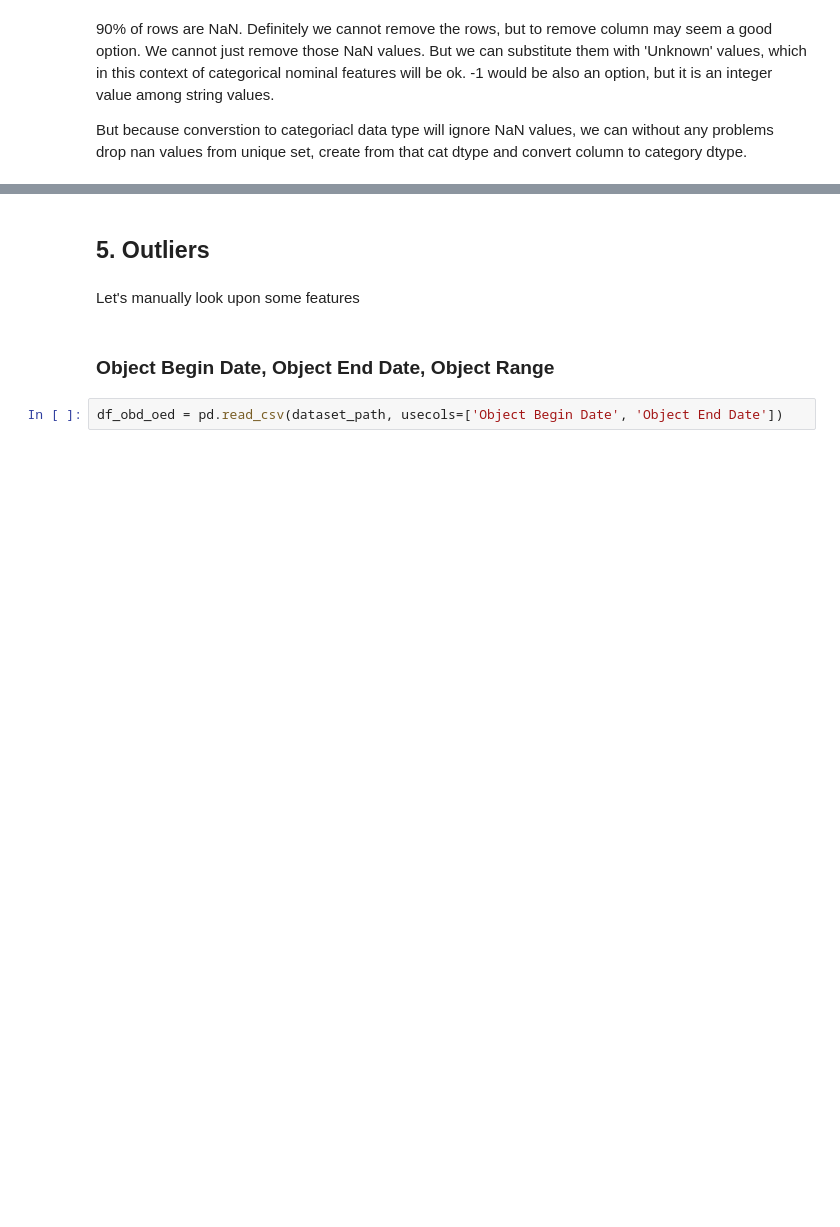
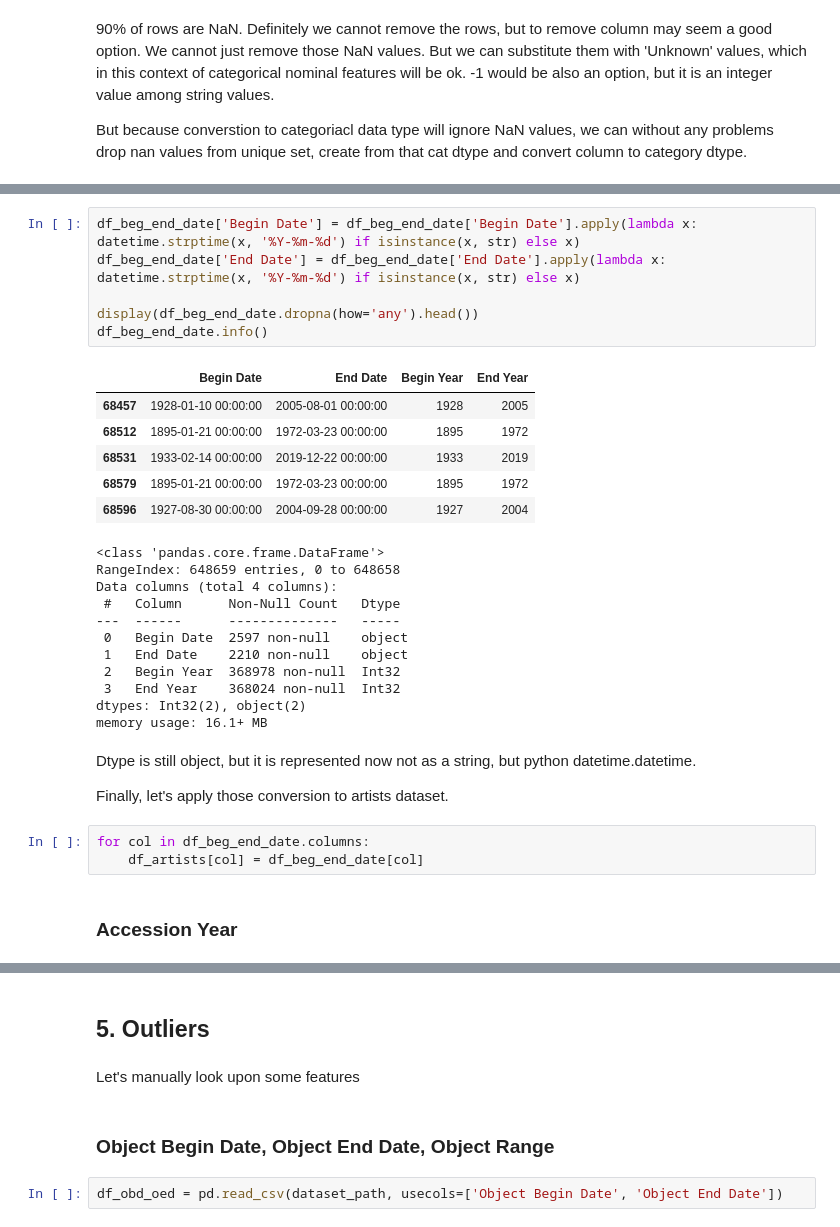
Before and after one commit to nickobard/Data-Preprocessing-Course, a Jupyter notebook: 01/01_homework.ipynb, the cells around one changed output, grey strips where cells are left out. Cells and saved outputs as stored; diff of their text form; blank space fills up the shorter version.

Commit message:
Finish conversion.

```diff
--- a/01/01_homework.ipynb
+++ b/01/01_homework.ipynb
@@ -1287,0 +1120,33 @@ del df_accession_year
+# %%
+df_beg_end_date['Begin Date'] = df_beg_end_date['Begin Date'].apply(lambda x: datetime.strptime(x, '%Y-%m-%d') if isinstance(x, str) else x)
+df_beg_end_date['End Date'] = df_beg_end_date['End Date'].apply(lambda x: datetime.strptime(x, '%Y-%m-%d') if isinstance(x, str) else x)
+
+display(df_beg_end_date.dropna(how='any').head())
+df_beg_end_date.info()
+# %% [output]
+|  | Begin Date | End Date | Begin Year | End Year |
+| 68457 | 1928-01-10 00:00:00 | 2005-08-01 00:00:00 | 1928 | 2005 |
+| 68512 | 1895-01-21 00:00:00 | 1972-03-23 00:00:00 | 1895 | 1972 |
+| 68531 | 1933-02-14 00:00:00 | 2019-12-22 00:00:00 | 1933 | 2019 |
+| 68579 | 1895-01-21 00:00:00 | 1972-03-23 00:00:00 | 1895 | 1972 |
+| 68596 | 1927-08-30 00:00:00 | 2004-09-28 00:00:00 | 1927 | 2004 |
+<class 'pandas.core.frame.DataFrame'>
+RangeIndex: 648659 entries, 0 to 648658
+Data columns (total 4 columns):
+ #   Column      Non-Null Count   Dtype
+---  ------      --------------   -----
+ 0   Begin Date  2597 non-null    object
+ 1   End Date    2210 non-null    object
+ 2   Begin Year  368978 non-null  Int32
+ 3   End Year    368024 non-null  Int32
+dtypes: Int32(2), object(2)
+memory usage: 16.1+ MB
+# %% [markdown]
+Dtype is still object, but it is represented now not as a string, but python datetime.datetime.
+
+Finally, let's apply those conversion to artists dataset.
+# %%
+for col in df_beg_end_date.columns:
+    df_artists[col] = df_beg_end_date[col]
+# %% [markdown]
+### Accession Year
```
Also changed, not shown: parts of 64 cells of this notebook.
